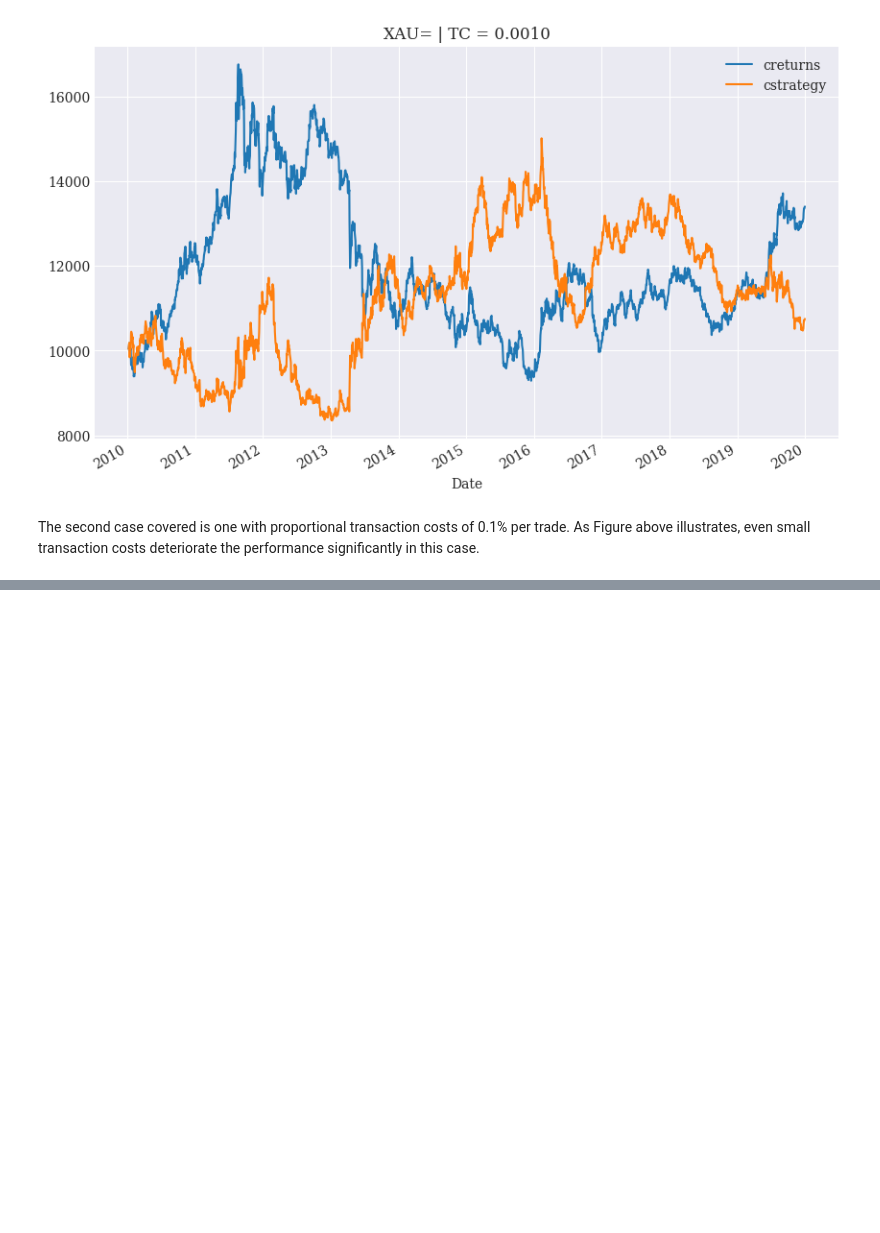
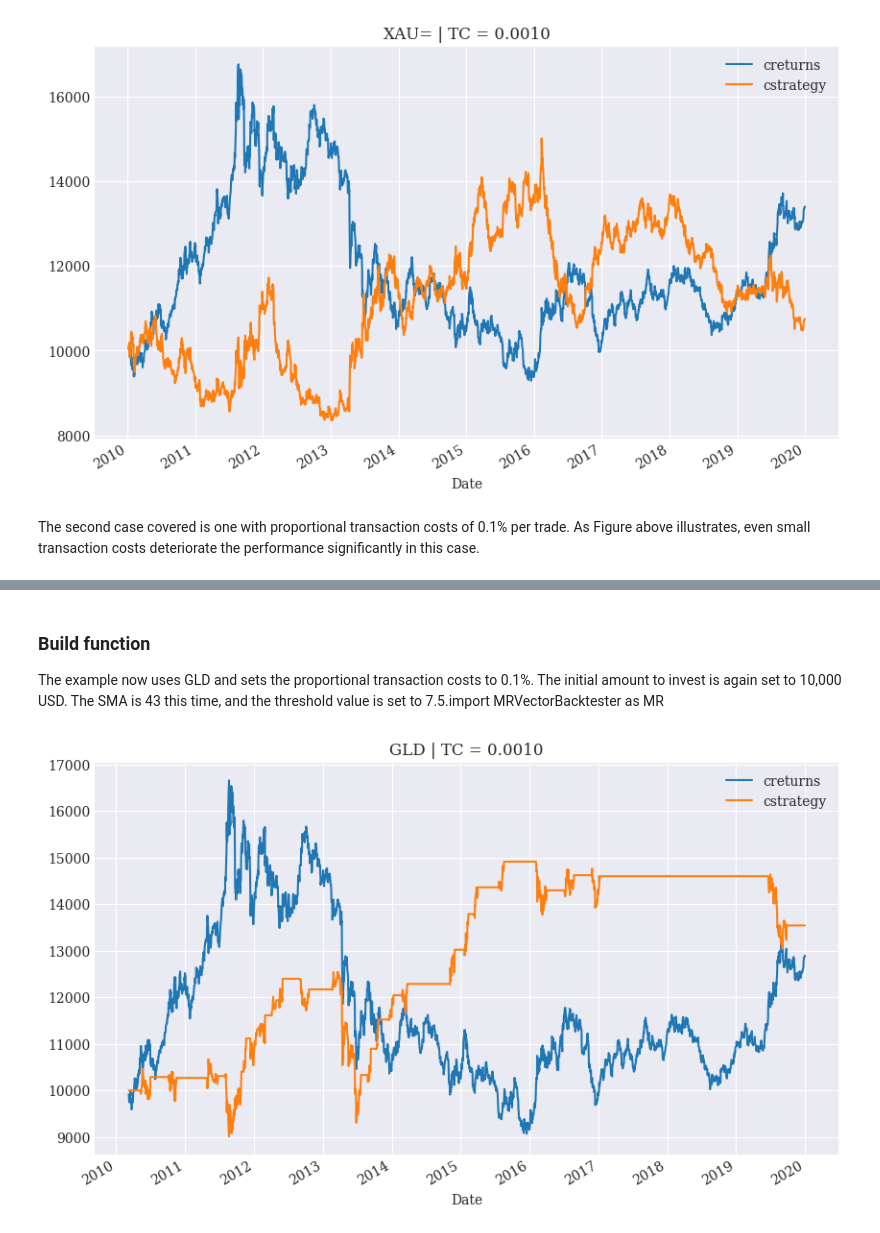
Before and after one commit to thangtm58/trading_algorithm, a Jupyter notebook: bot.ipynb, the cells around one changed output, grey strips where cells are left out. Drawn from its saved outputs; the diff is of its cells as text; code cells hidden in the pictures; blank space fills up the shorter version.

```diff
--- a/bot.ipynb
+++ b/bot.ipynb
@@ -235,0 +286,11 @@ The second case covered is one with proportional transaction costs of 0.1% per t
+# %% [markdown]
+### Build function
+
+The example now uses GLD and sets the proportional transaction costs to 0.1%. The initial amount to invest is again set to 10,000 USD. The SMA is 43 this time, and the threshold value is set to 7.5.import MRVectorBacktester as MR
+# %%
+from function.MRVectorBacktester import MRVectorBacktester as MR
+mrbt = MR('GLD', '2010-1-1', '2019-12-31', 10000, 0.001)
+mrbt.run_strategy(SMA=43, threshold=7.5)
+mrbt.plot_results()
+# %% [output]
+[figure, added]
```
Also changed, not shown: parts of 9 cells of this notebook.
